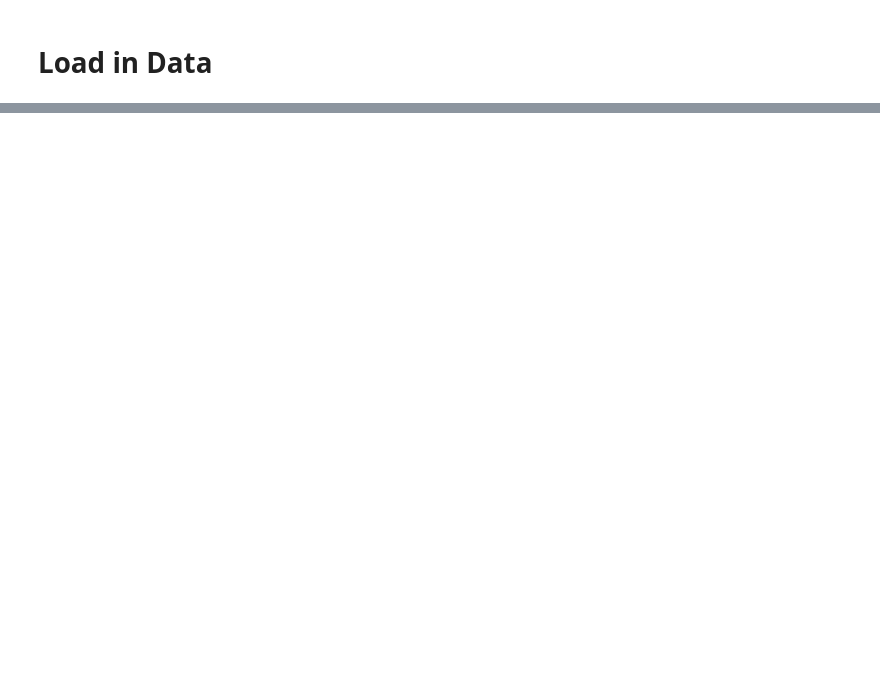
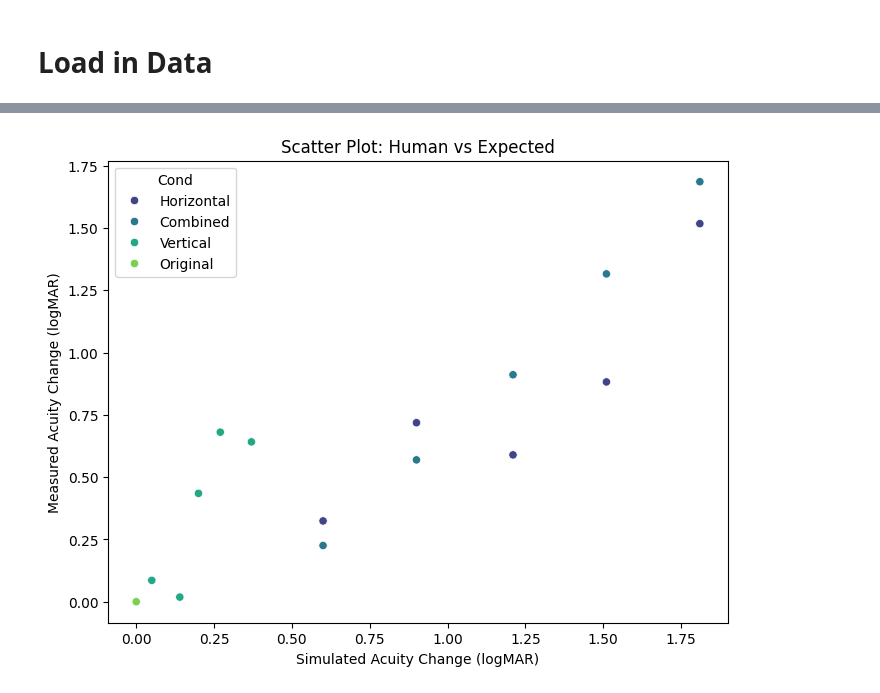
Before and after one commit to kaiagaoqy/VIOCR_infer_models, a Jupyter notebook: untils/eval/mnread_eval.ipynb, the cells around one changed output, grey strips where cells are left out. Cells and saved outputs as stored; diff of their text form; code cells hidden in the pictures; blank space fills up the shorter version.

```diff
--- a/untils/eval/mnread_eval.ipynb
+++ b/untils/eval/mnread_eval.ipynb
@@ -20,0 +232,14 @@ img_info = ground_truth.get("images", [])
+# %%
+
+
+
+# Plot for human
+plt.figure(figsize=(8, 6))
+sns.scatterplot(data=final_df_fig, x='Expected', y='human', hue='Cond', palette='viridis')
+plt.title("Scatter Plot: Human vs Expected")
+plt.xlabel("Simulated Acuity Change (logMAR)")
+plt.ylabel("Measured Acuity Change (logMAR)")
+plt.legend(title="Cond")
+plt.show()
+# %% [output]
+[figure, added]
```
Also changed, not shown: parts of 16 cells of this notebook, 47 other files.
